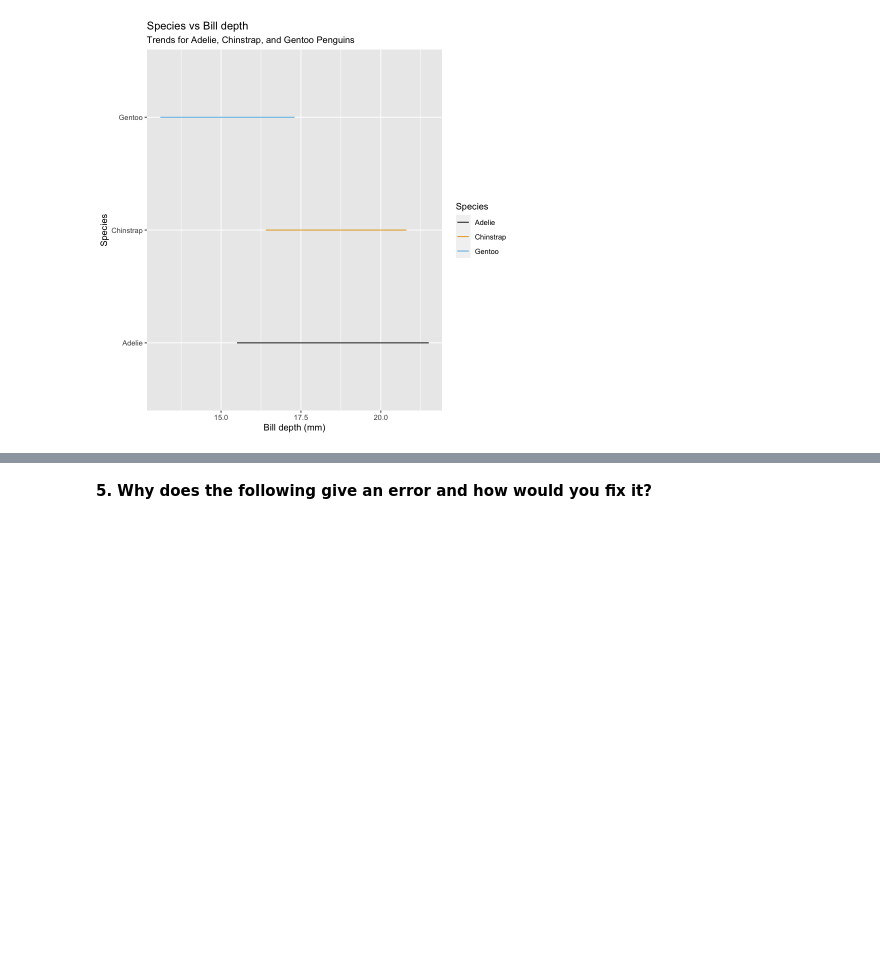
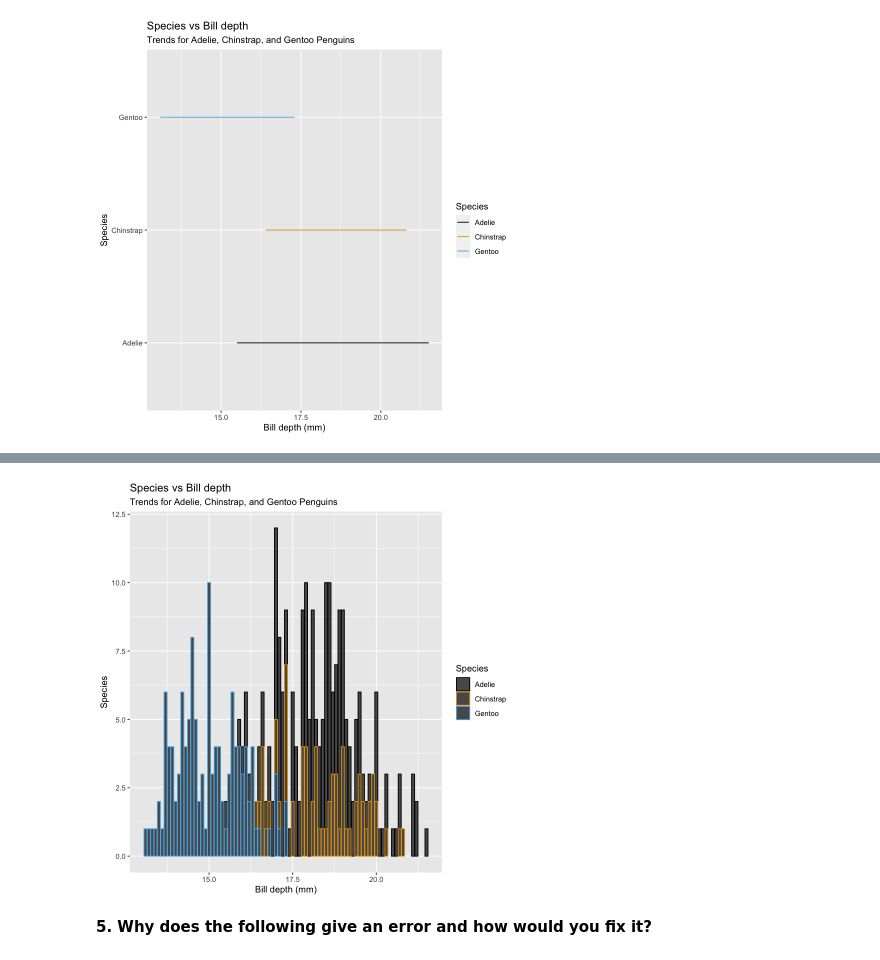
Before and after one commit to victorteodoro/r-for-data-science-code-examples, a Jupyter notebook: chapters/ch02.ipynb, the cells around one changed output, grey strips where cells are left out. Saved outputs shown, nothing was run; the diff lists cells and outputs as text; code cells hidden in the pictures; blank space fills up the shorter version.

```diff
--- a/chapters/ch02.ipynb
+++ b/chapters/ch02.ipynb
@@ -160,3 +168,17 @@ Warning message in geom_line(mapping = aes(shape = species)):
 Warning message:
 “Removed 2 rows containing missing values (`geom_line()`).”
 [figure]
+# %%
+ggplot(
+    data = penguins,
+    mapping = aes(x = bill_depth_mm, color = species)
+) +
+    geom_bar() +
+    labs(
+        title = "Species vs Bill depth",
+        subtitle = "Trends for Adelie, Chinstrap, and Gentoo Penguins",
+        x = "Bill depth (mm)", y = "Species",
+        color = "Species"
+    ) +
+    scale_color_colorblind()
+# %% [output]
@@ -163,3 +187,4 @@ Warning message:
+[figure, added]
 # %% [markdown]
 **5. Why does the following give an error and how would you fix it?**
 # %%
```
Also changed, not shown: parts of 5 cells of this notebook.
